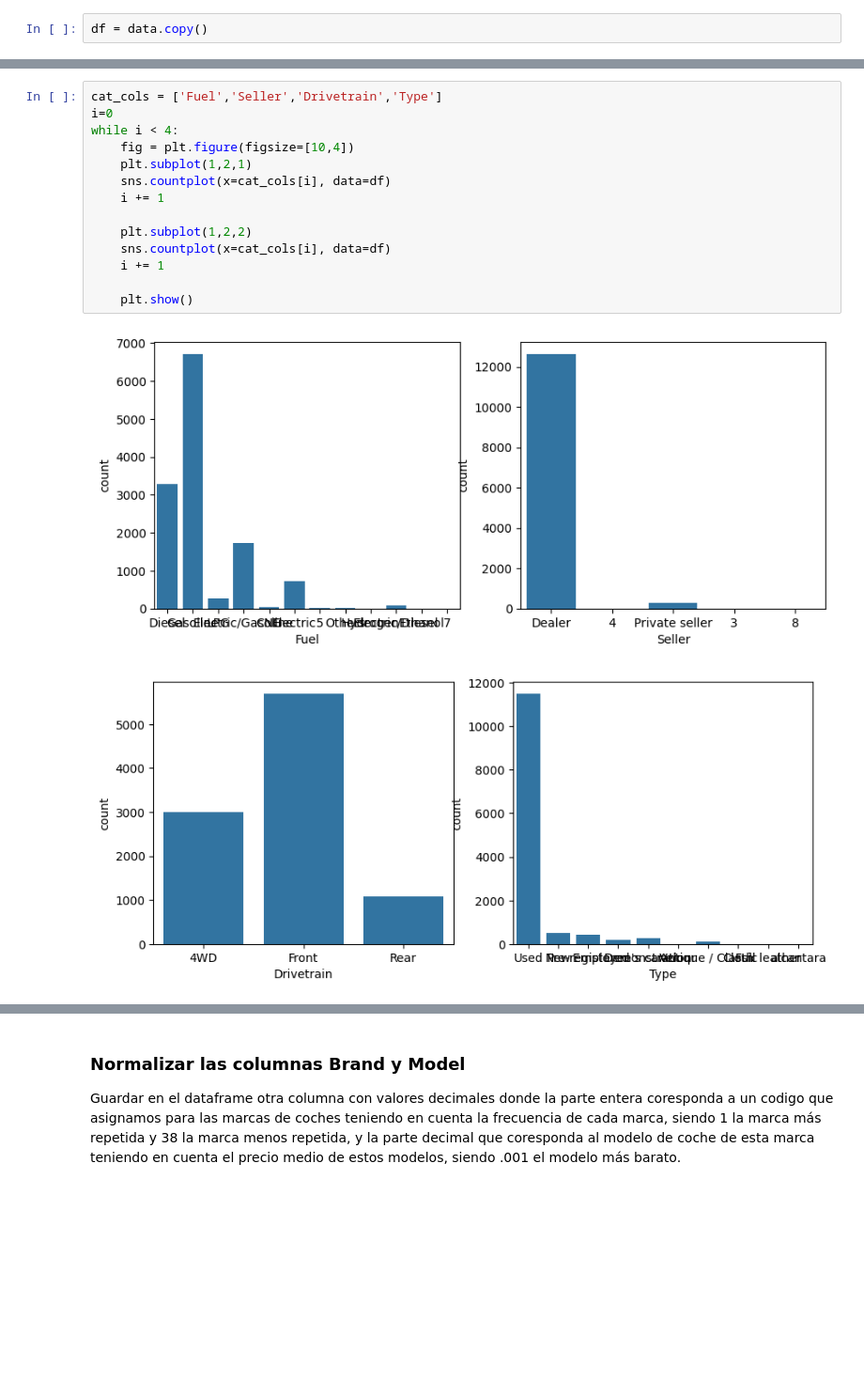
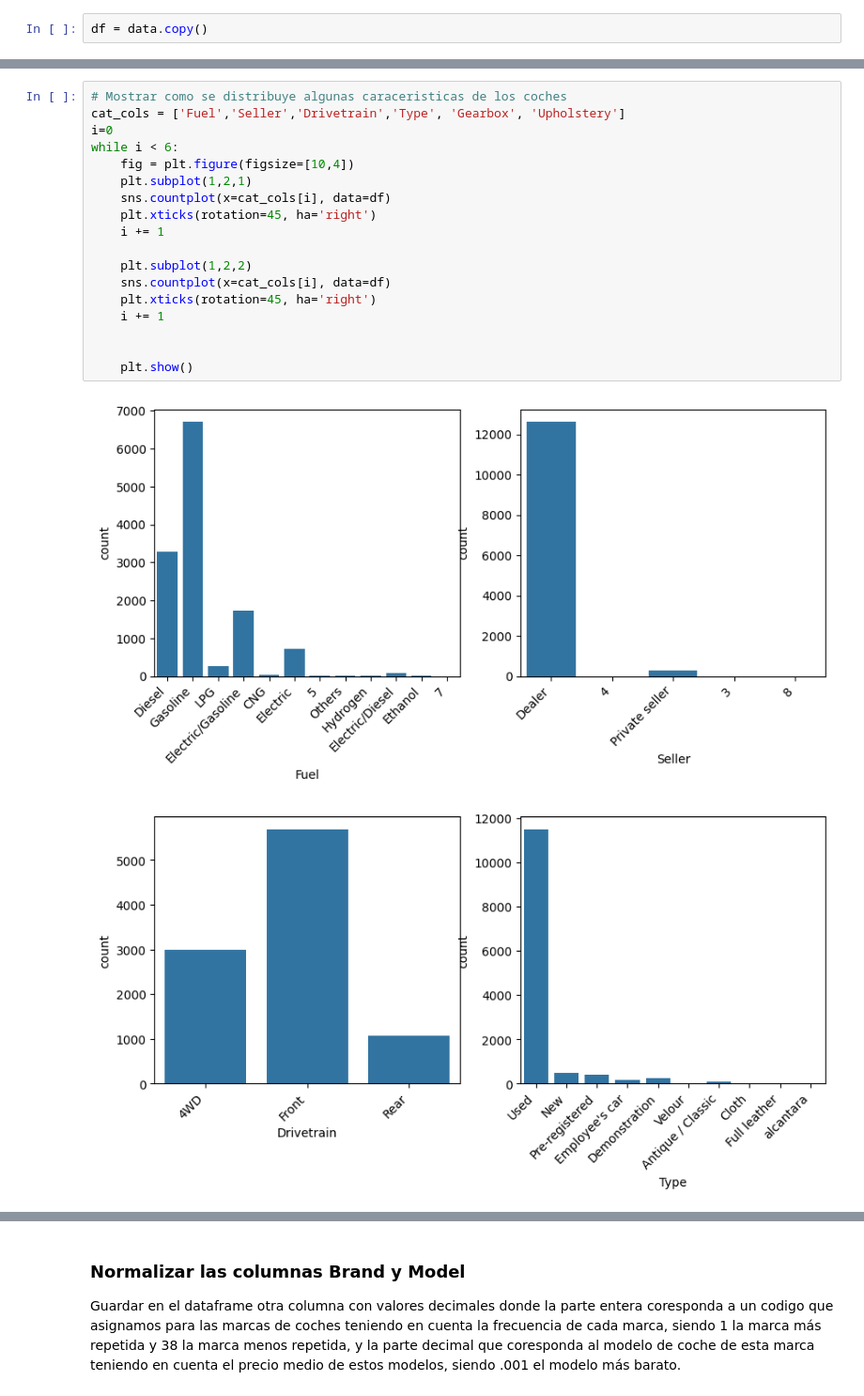
Before and after one commit to Balirina/ML_Project, a Jupyter notebook: notebooks/02_LimpiezaEDA.ipynb, the cells around one changed output, grey strips where cells are left out. Shown: that part at 94% size. Saved outputs shown, nothing was run; the diff lists cells and outputs as text; blank space fills up the shorter version.

```diff
--- a/notebooks/02_LimpiezaEDA.ipynb
+++ b/notebooks/02_LimpiezaEDA.ipynb
@@ -48,19 +72,23 @@ Data columns (total 18 columns):
 dtypes: float64(5), object(13)
 memory usage: 1.8+ MB
 # %%
-cat_cols = ['Fuel','Seller','Drivetrain','Type']
+# Mostrar como se distribuye algunas caraceristicas de los coches
+cat_cols = ['Fuel','Seller','Drivetrain','Type', 'Gearbox', 'Upholstery']
 i=0
-while i < 4:
+while i < 6:
     fig = plt.figure(figsize=[10,4])
     plt.subplot(1,2,1)
     sns.countplot(x=cat_cols[i], data=df)
+    plt.xticks(rotation=45, ha='right')
     i += 1
 
     plt.subplot(1,2,2)
     sns.countplot(x=cat_cols[i], data=df)
+    plt.xticks(rotation=45, ha='right')
     i += 1
 
+
     plt.show()
 # %% [output]
-[figure, old version]
+[figure, new version]
-[figure, old version]
+[figure, new version]
```
Also changed, not shown: parts of 15 cells of this notebook, 2 other files.
